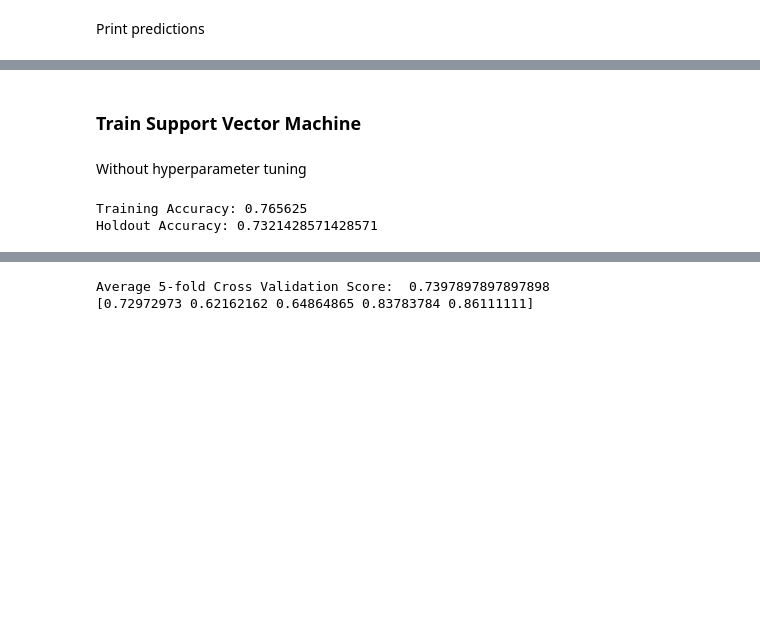
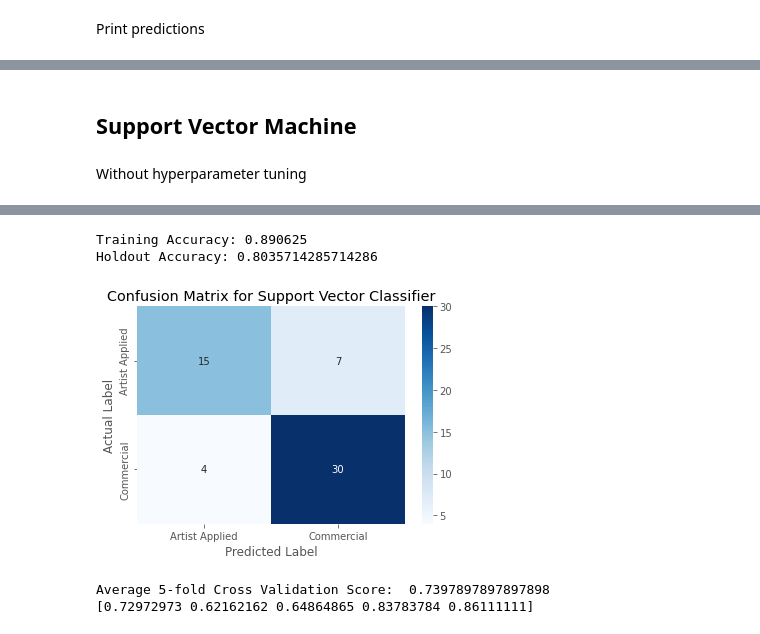
Before and after one commit to DS-Project-Group-7/Data-Science-Project, a Jupyter notebook: data_analysis/ground-application-prediction.ipynb, the cells around one changed output, grey strips where cells are left out. Cells and saved outputs as stored; diff of their text form; code cells hidden in the pictures; blank space fills up the shorter version.

```diff
--- a/data_analysis/ground-application-prediction.ipynb
+++ b/data_analysis/ground-application-prediction.ipynb
@@ -133,17 +277,40 @@ array(['Commercial Ground', 'Commercial Ground', 'Commercial Ground',
 # %% [markdown]
-### Train Support Vector Machine
+## Support Vector Machine
 # %% [markdown]
 Without hyperparameter tuning
-# %%
-from sklearn.svm import SVC
-
-
-svm = SVC(C=0.126896)
-svm.fit(X_train, y_train)
-valid_prediction = svm.predict(X_valid)
-test_prediction = svm.predict(X_test)
-print("Training Accuracy:", svm.score(X_train, y_train))
-print("Holdout Accuracy:", svm.score(X_valid, y_valid))
-# %% [output]
-Training Accuracy: 0.765625
-Holdout Accuracy: 0.7321428571428571
+# %%
+def SVM_analysis(Xtrain, ytrain, Xvalid, yvalid, Xtest):
+    """
+    Fit a Support Vector model, plot a confusion matrix and return the prediction for the unspecified data.
+    """
+    param_range = np.logspace(-2, 2, 30)
+
+    train_score, validation_scores = validation_curve(
+    SVC(), Xtrain.append(Xvalid), ytrain.append(yvalid), param_name='C', cv=5,
+    param_range=param_range, n_jobs=-1, verbose=-1
+    )
+    mean_valid_score = np.mean(validation_scores, axis=1)
+    bestparam = param_range[mean_valid_score.argmax()]
+
+    svm = SVC(C=bestparam)
+    svm.fit(Xtrain, ytrain)
+    print("Training Accuracy:", svm.score(Xtrain, ytrain))
+    print("Holdout Accuracy:", svm.score(Xvalid, yvalid))
+
+    valid_prediction = svm.predict(Xvalid)
+    cm = confusion_matrix(yvalid, valid_prediction)
+
+    ax = plt.subplot()
+    sns.heatmap(cm, annot=True, fmt='g', ax=ax, cmap='Blues',
+        xticklabels = ['Artist Applied', 'Commercial'],
+        yticklabels = ['Artist Applied', 'Commercial'])
+    ax.set_xlabel('Predicted Label')
+    ax.set_ylabel('Actual Label')
+    ax.set_title('Confusion Matrix for Support Vector Classifier')
+    plt.show()
+
+    test_prediction = svm.predict(Xtest)
+    return(test_prediction)
+# %%
+pred = SVM_analysis(X_train, y_train, X_valid, y_valid, X_test)
+# %% [output]
@@ -150 +320,4 @@ Holdout Accuracy: 0.7321428571428571
+Training Accuracy: 0.890625
+Holdout Accuracy: 0.8035714285714286
+[figure, added]
 # %%
```
Also changed, not shown: parts of 76 cells of this notebook.
